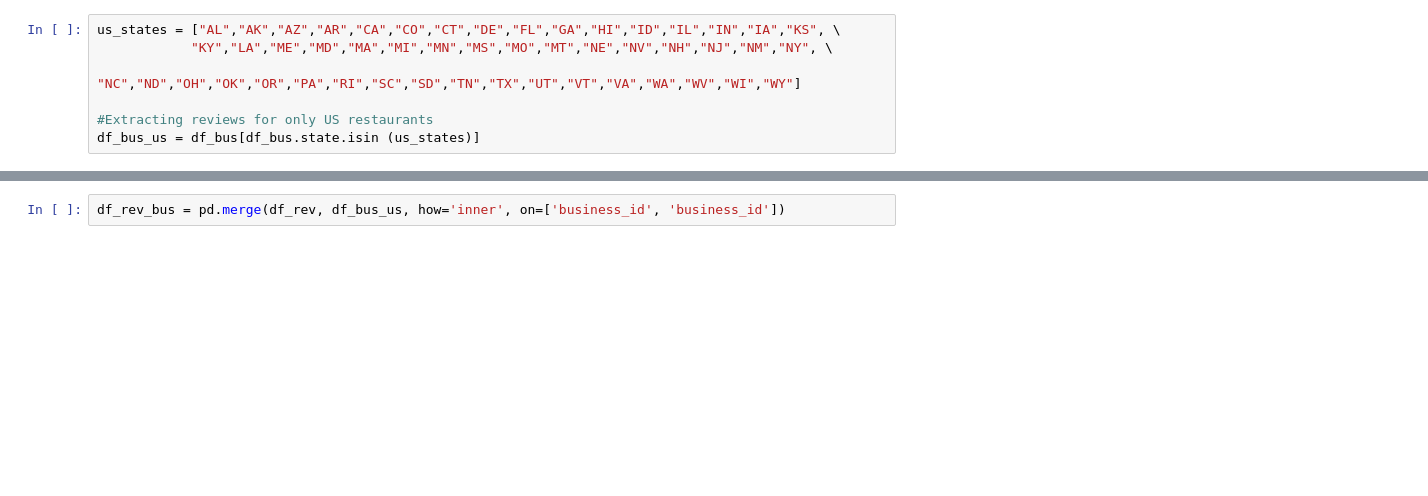
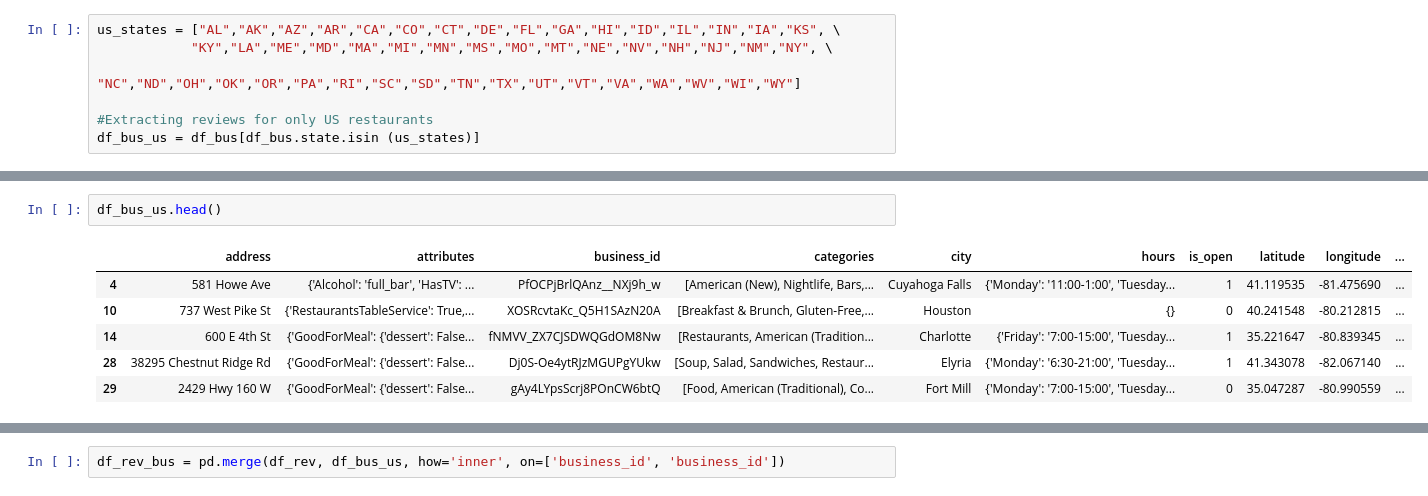
Before and after one commit to Chibuzor44/dsi-capstone, a Jupyter notebook: sage_yelp.ipynb, the cells around one changed output, grey strips where cells are left out. Drawn from its saved outputs; the diff is of its cells as text; blank space fills up the shorter version.

```diff
--- a/sage_yelp.ipynb
+++ b/sage_yelp.ipynb
@@ -76,3 +94,12 @@ df_bus_us = df_bus[df_bus.state.isin (us_states)]
+# %%
+df_bus_us.head()
+# %% [output]
+|  | address | attributes | business_id | categories | city | hours | is_open | latitude | longitude | ... |
+| 4 | 581 Howe Ave | {'Alcohol': 'full_bar', 'HasTV': ... | PfOCPjBrlQAnz__NXj9h_w | [American (New), Nightlife, Bars,... | Cuyahoga Falls | {'Monday': '11:00-1:00', 'Tuesday... | 1 | 41.119535 | -81.475690 | ... |
+| 10 | 737 West Pike St | {'RestaurantsTableService': True,... | XOSRcvtaKc_Q5H1SAzN20A | [Breakfast & Brunch, Gluten-Free,... | Houston | {} | 0 | 40.241548 | -80.212815 | ... |
+| 14 | 600 E 4th St | {'GoodForMeal': {'dessert': False... | fNMVV_ZX7CJSDWQGdOM8Nw | [Restaurants, American (Tradition... | Charlotte | {'Friday': '7:00-15:00', 'Tuesday... | 1 | 35.221647 | -80.839345 | ... |
+| 28 | 38295 Chestnut Ridge Rd | {'GoodForMeal': {'dessert': False... | Dj0S-Oe4ytRJzMGUPgYUkw | [Soup, Salad, Sandwiches, Restaur... | Elyria | {'Monday': '6:30-21:00', 'Tuesday... | 1 | 41.343078 | -82.067140 | ... |
+| 29 | 2429 Hwy 160 W | {'GoodForMeal': {'dessert': False... | gAy4LYpsScrj8POnCW6btQ | [Food, American (Traditional), Co... | Fort Mill | {'Monday': '7:00-15:00', 'Tuesday... | 0 | 35.047287 | -80.990559 | ... |
 # %%
 print("Number of rows for business table for US states: {}".format(len(df_bus_us)))
 # %% [output]
```
Also changed, not shown: parts of 17 cells of this notebook.
